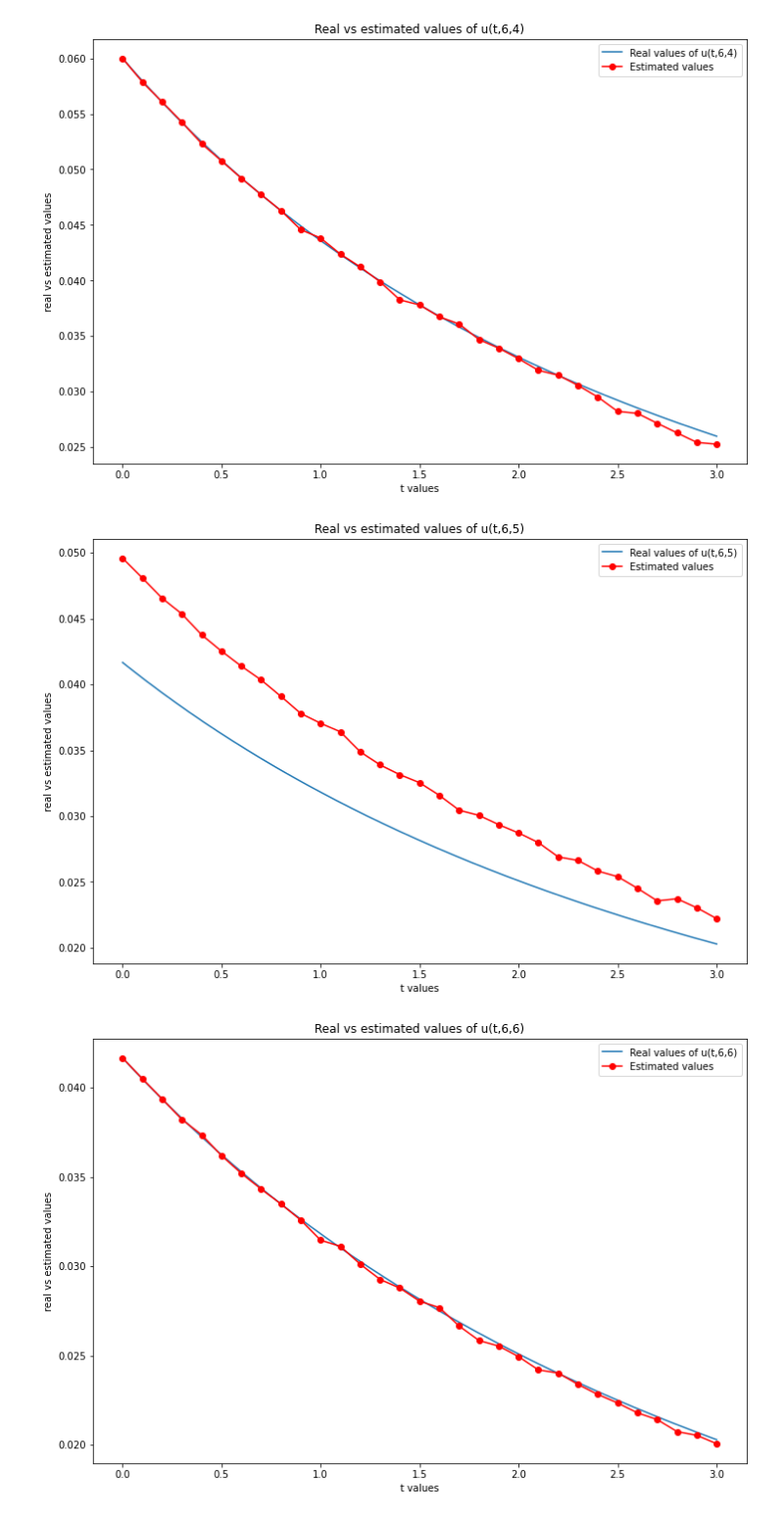
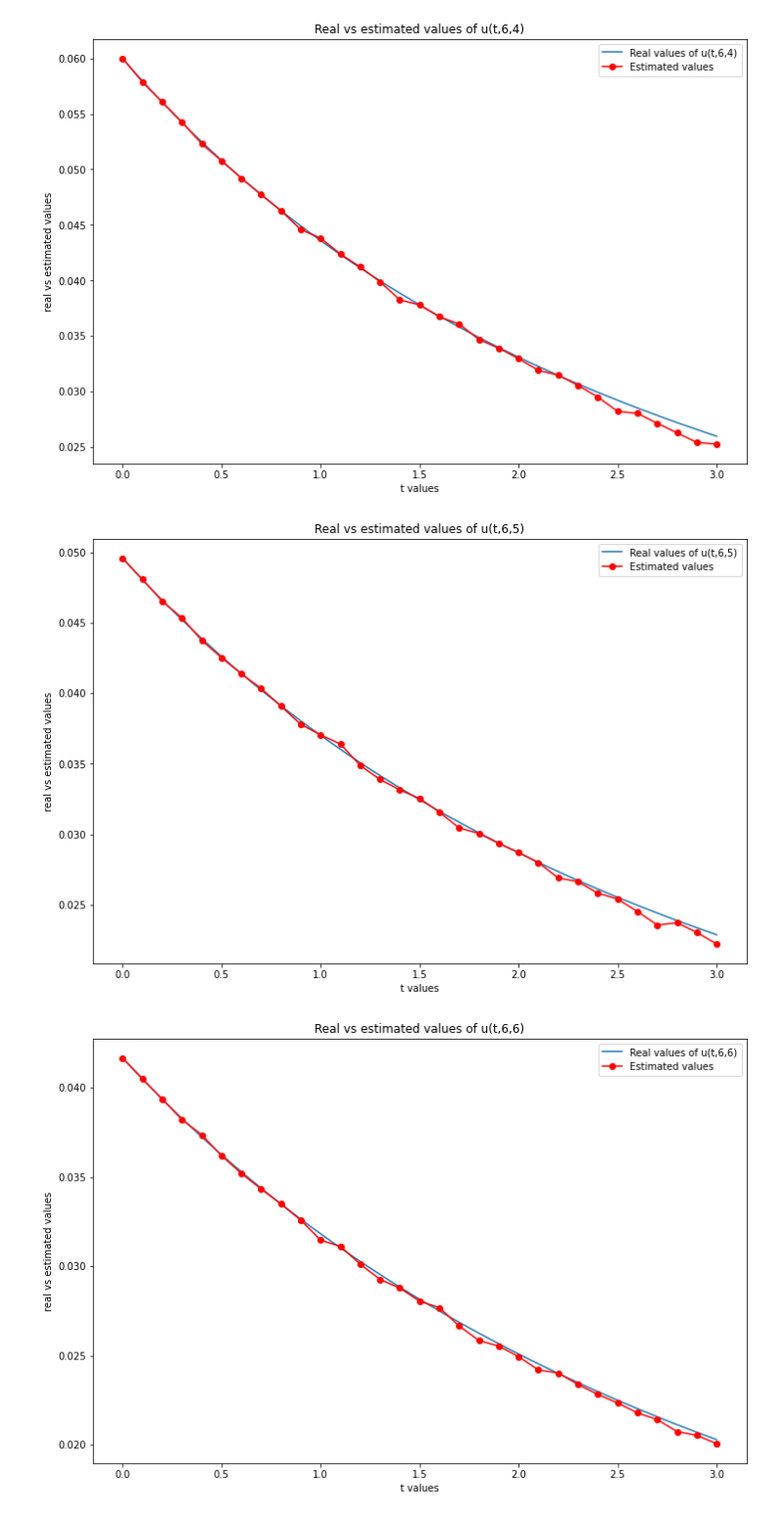
Before and after one commit to chanjuanyin/MH4900_Final_Year_Project_simulations, a Jupyter notebook: Branching_04/Plot_history.ipynb, the cells around one changed output. Shown: that part at 98% size. Drawn from its saved outputs; the diff is of its cells as text; code cells hidden in the pictures.

```diff
--- a/Branching_04/Plot_history.ipynb
+++ b/Branching_04/Plot_history.ipynb
@@ -239,29 +239,29 @@ plt.show()
 # %%
 impose_ylim = False
 y_lim = [0,0.2]
 
-real_values = np.asarray(np_dictionary["x_equals_6_y_equals_6_analytic"])
+real_values = np.asarray(np_dictionary["x_equals_6_y_equals_5_analytic"])
 real_values = np.reshape(real_values, (1001,))[0:301]
 t_values = np.arange(0, 3.01, 0.01)
 estimated_values = np.asarray(np_dictionary["x_equals_6_y_equals_5_monte_carlo"])
 estimated_values = np.reshape(estimated_values, (31,))
 t_estimated = np.arange(0, 3.1, 0.1)
 
 plt.figure(figsize=(12, 8))
 plt.plot(t_values, real_values, label='Real values of u(t,6,5)')
 plt.plot(t_estimated, estimated_values, 'ro-', label='Estimated values')
 
 plt.ylabel('real vs estimated values')
 if impose_ylim:
     plt.ylim(y_lim)
 plt.xlabel('t values')
 # plt.axvline(x=30,color='red')
 
 plt.title('Real vs estimated values of u(t,6,5)')
 plt.legend(loc='upper right')
 plt.show()
 # %% [output]
-[figure, old version]
+[figure, new version]
 # %%
 impose_ylim = False
 y_lim = [0,0.2]
```
Also changed, not shown: 22 other files.
